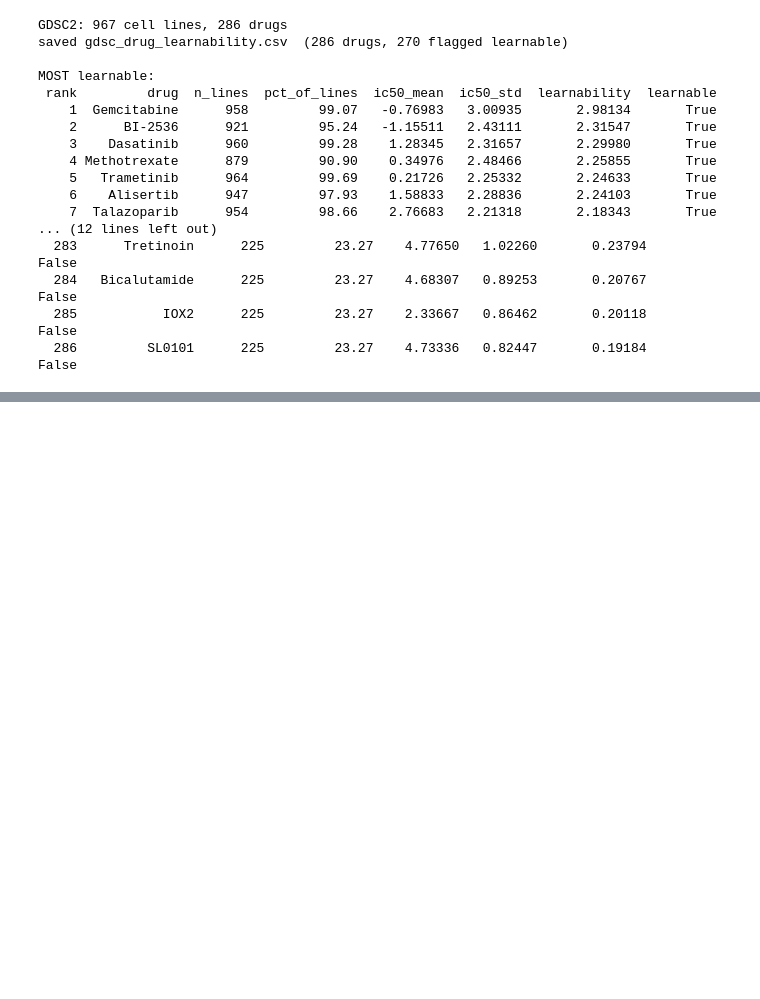
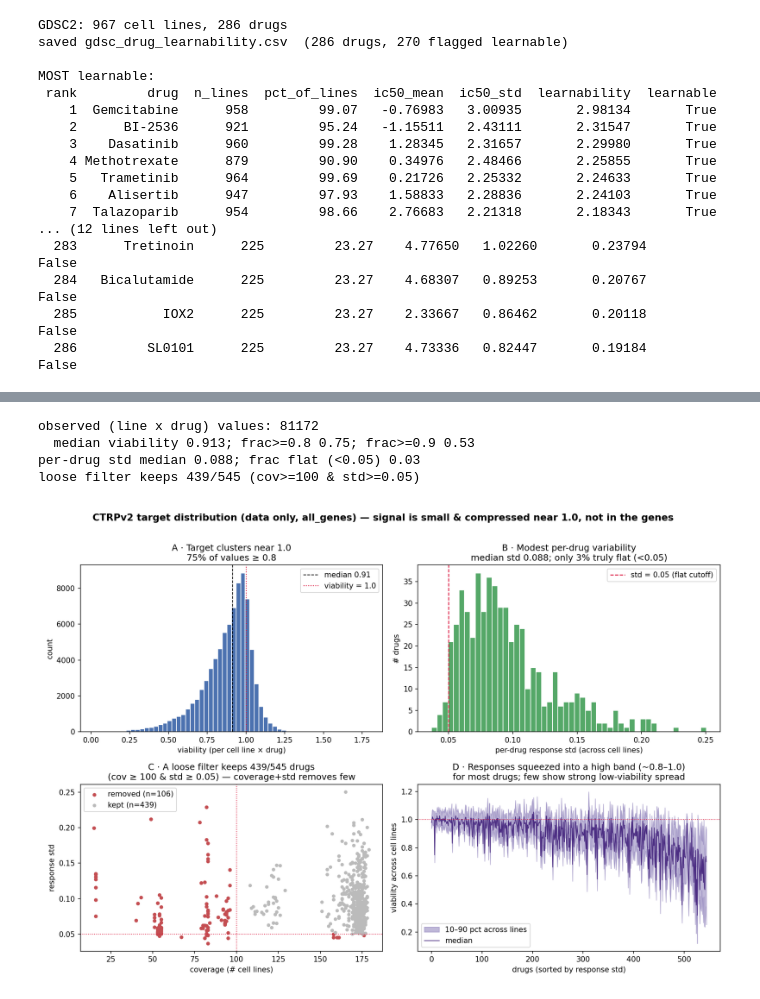
Before and after one commit to Sisistern123/OncoTox, a Jupyter notebook: notebooks/04_drug_coverage.ipynb, the cells around one changed output, grey strips where cells are left out. Saved outputs shown, nothing was run; the diff lists cells and outputs as text; code cells hidden in the pictures; blank space fills up the shorter version.

```diff
--- a/notebooks/04_drug_coverage.ipynb
+++ b/notebooks/04_drug_coverage.ipynb
@@ -302,0 +324,80 @@ MOST learnable:
+# %%
+import sys
+from pathlib import Path
+import numpy as np
+import scanpy as sc
+import matplotlib.pyplot as plt
+
+ROOT = Path.cwd().parent
+if str(ROOT) not in sys.path:
+    sys.path.insert(0, str(ROOT))
+from scripts.preprocessing.layout import PipelinePaths
+
+OUT = Path('outputs'); OUT.mkdir(exist_ok=True)
+
+# Target is gene-set-independent; read all_genes in backed mode (big .X stays on disk).
+ad = sc.read_h5ad(PipelinePaths.build(None, 'all_genes').targets_h5ad, backed='r')
+lines = ad.obs['Cell_line'].astype(str).to_numpy()
+Y = np.asarray(ad.obsm['Y_ctrp'], dtype=float)
+M = np.asarray(ad.obsm['M_ctrp'], dtype=bool)
+drugs = list(ad.uns['ctrp_drugs']); K = len(drugs)
+uniq = np.unique(lines)
+
+# Collapse to the real (cell line x drug) measurements. The bulk label is constant
+# within a line (broadcast to its cells) -> per-line value = mean over observed cells.
+V = np.full((len(uniq), K), np.nan)
+for i, ln in enumerate(uniq):
+    idx = np.flatnonzero(lines == ln); m = M[idx]
+    has = m.any(0); cnt = m.sum(0); s = np.where(m, Y[idx], 0.0).sum(0)
+    V[i, has] = s[has] / cnt[has]
+
+obs_vals = V[np.isfinite(V)]
+cov = np.isfinite(V).sum(0); std = np.nanstd(V, 0); fs = np.isfinite(std)
+COV_MIN, STD_MIN = 100, 0.05
+keep = (cov >= COV_MIN) & (std >= STD_MIN)
+print(f"observed (line x drug) values: {obs_vals.size}")
+print(f"  median viability {np.median(obs_vals):.3f}; frac>=0.8 {(obs_vals>=0.8).mean():.2f}; frac>=0.9 {(obs_vals>=0.9).mean():.2f}")
+print(f"per-drug std median {np.nanmedian(std):.3f}; frac flat (<{STD_MIN}) {(std[fs]<STD_MIN).mean():.2f}")
+print(f"loose filter keeps {int(keep.sum())}/{K} (cov>={COV_MIN} & std>={STD_MIN})")
+
+fig, ax = plt.subplots(2, 2, figsize=(13, 9))
+
+a = ax[0, 0]
+a.hist(obs_vals, bins=60, color="#4C72B0", edgecolor="white")
+a.axvline(np.median(obs_vals), color="k", ls="--", lw=1, label=f"median {np.median(obs_vals):.2f}")
+a.axvline(1.0, color="crimson", ls=":", lw=1.2, label="viability = 1.0")
+a.set_xlabel("viability (per cell line x drug)"); a.set_ylabel("count")
+a.set_title(f"A . Target clusters near 1.0\n{(obs_vals>=0.8).mean()*100:.0f}% of values >= 0.8"); a.legend()
+
+b = ax[0, 1]
+b.hist(std[fs], bins=50, color="#55A868", edgecolor="white")
+b.axvline(STD_MIN, color="crimson", ls="--", lw=1.2, label=f"std = {STD_MIN} (flat cutoff)")
+b.set_xlabel("per-drug response std (across cell lines)"); b.set_ylabel("# drugs")
+b.set_title(f"B . Modest per-drug variability\nmedian std {np.nanmedian(std):.3f}; only {(std[fs]<STD_MIN).mean()*100:.0f}% truly flat"); b.legend()
+
+c = ax[1, 0]
+c.scatter(cov[~keep], std[~keep], s=16, c="#C44E52", label=f"removed (n={int((~keep).sum())})")
+c.scatter(cov[keep], std[keep], s=14, c="#bbbbbb", label=f"kept (n={int(keep.sum())})")
+c.axhline(STD_MIN, color="crimson", ls=":", lw=1); c.axvline(COV_MIN, color="crimson", ls=":", lw=1)
+c.set_xlabel("coverage (# cell lines)"); c.set_ylabel("response std")
+c.set_title(f"C . Loose filter keeps {int(keep.sum())}/{K} drugs\n(cov >= {COV_MIN} & std >= {STD_MIN}) - coverage+std removes few"); c.legend()
+
+d = ax[1, 1]
+order = np.argsort(np.where(fs, std, -1)); xs = np.arange(K)
+lo = np.nanpercentile(V, 10, axis=0)[order]; hi = np.nanpercentile(V, 90, axis=0)[order]
+md = np.nanmedian(V, axis=0)[order]
+d.fill_between(xs, lo, hi, color="#8172B3", alpha=0.5, label="10-90 pct across lines")
+d.plot(xs, md, color="#4C2E83", lw=1, label="median"); d.axhline(1.0, color="crimson", ls=":", lw=1)
+d.set_xlabel("drugs (sorted by response std)"); d.set_ylabel("viability across cell lines")
+d.set_title("D . Responses squeezed into a high band (~0.8-1.0)\nfor most drugs; few show strong low-viability spread"); d.legend(loc="lower left")
+
+fig.suptitle("CTRPv2 target distribution (data only, all_genes) - signal is small & compressed near 1.0, not in the genes",
+             fontsize=13, fontweight="bold")
+fig.tight_layout(rect=[0, 0, 1, 0.97])
+fig.savefig(OUT / "target_distribution.png", dpi=150); plt.show()
+# %% [output]
+observed (line x drug) values: 81172
+  median viability 0.913; frac>=0.8 0.75; frac>=0.9 0.53
+per-drug std median 0.088; frac flat (<0.05) 0.03
+loose filter keeps 439/545 (cov>=100 & std>=0.05)
+[figure, added]
```
Also changed, not shown: parts of 1 cell of this notebook, 2 other files.
